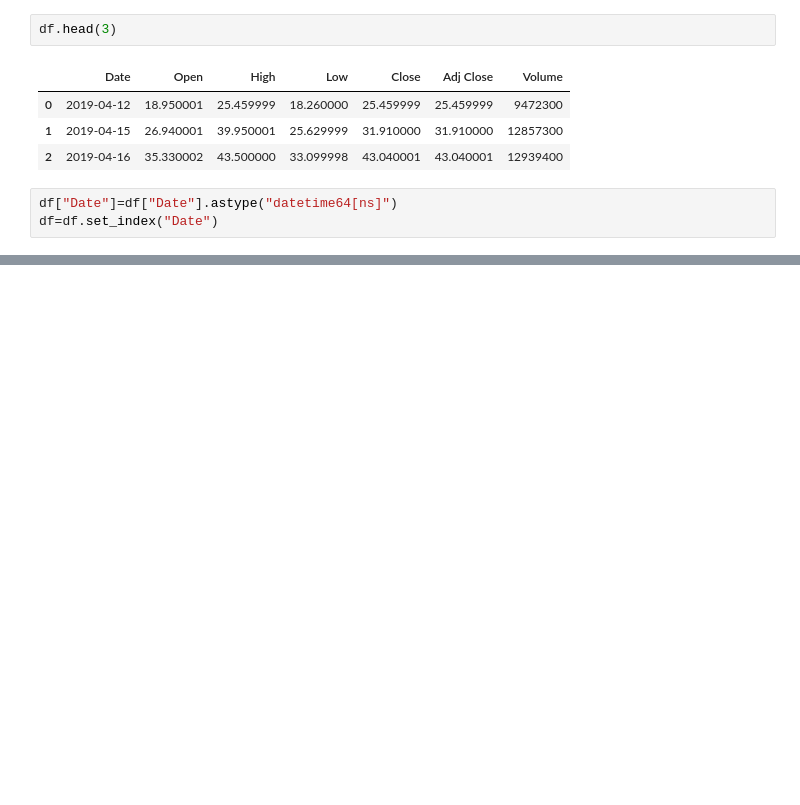
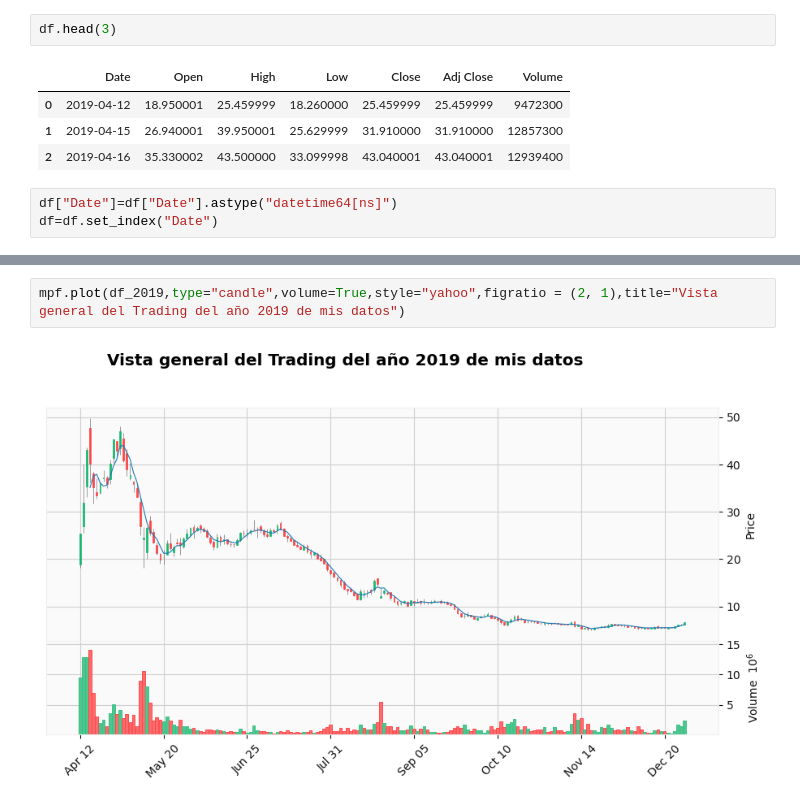
Before and after one commit to Fatbound/Portfolio, a Jupyter notebook: JMIA/notebooks/2. Analisis y Exploración.ipynb, the cells around one changed output, grey strips where cells are left out. Drawn from its saved outputs; the diff is of its cells as text; blank space fills up the shorter version.

```diff
--- a/JMIA/notebooks/2. Analisis y Exploración.ipynb
+++ b/JMIA/notebooks/2. Analisis y Exploración.ipynb
@@ -29,0 +34,4 @@ Al observar los datos de
+# %%
+mpf.plot(df_2019,type="candle",volume=True,style="yahoo",figratio = (2, 1),title="Vista general del Trading del año 2019 de mis datos")
+# %% [output]
+[figure, added]
```
Also changed, not shown: parts of 13 cells of this notebook.
